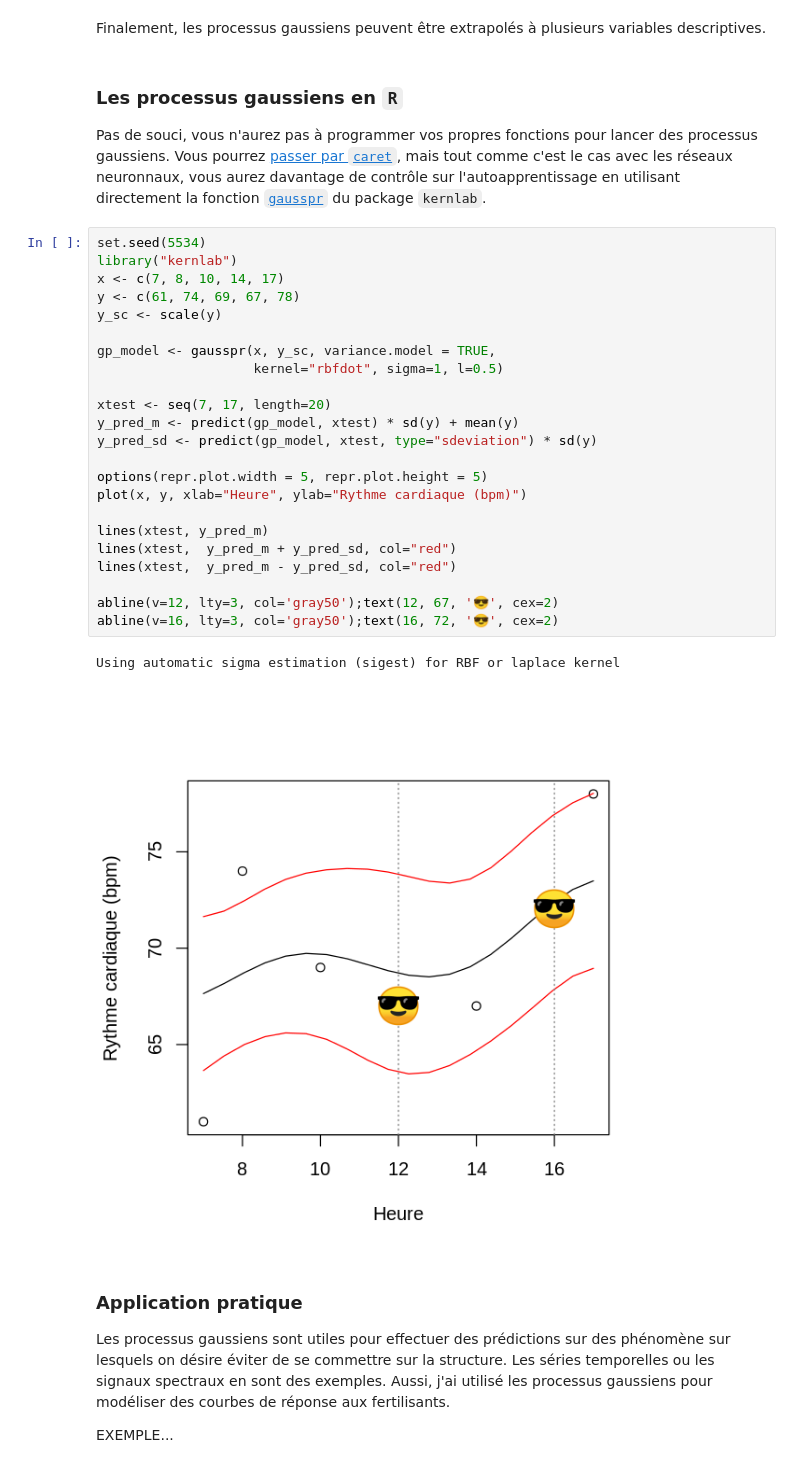
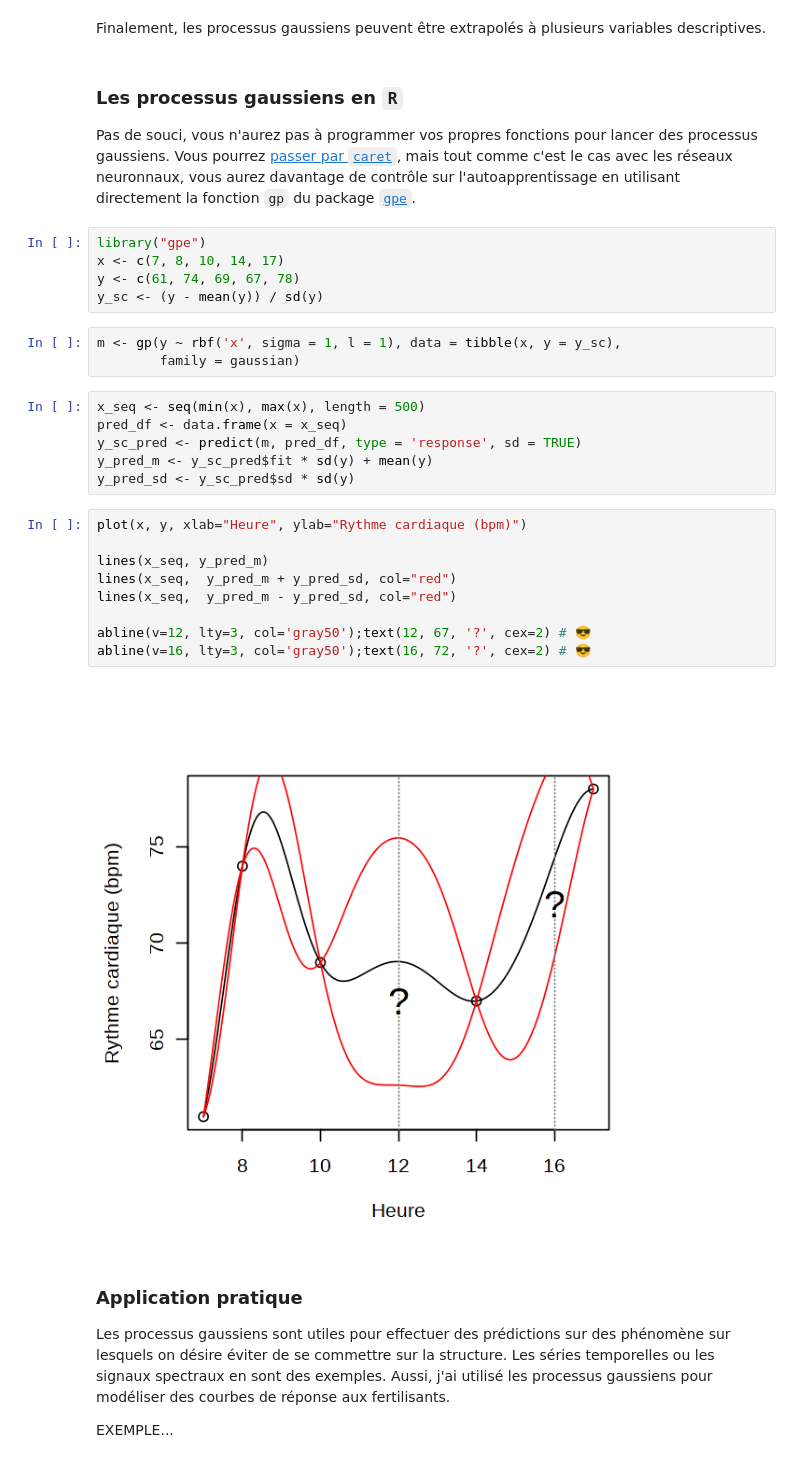
Before and after one commit to essicolo/ecologie-mathematique-R, a Jupyter notebook: 11_apprentissage-automatique/11_apprentissage_automatique.ipynb, the cells around one changed output. Cells and saved outputs as stored; diff of their text form.

Commit message:
Processus gaussiens avec gpe
avec gpe plutôt que kernlab https://github.com/goldingn/gpe

```diff
--- a/11_apprentissage-automatique/11_apprentissage_automatique.ipynb
+++ b/11_apprentissage-automatique/11_apprentissage_automatique.ipynb
@@ -580,33 +575,32 @@ Finalement, les processus gaussiens peuvent être extrapolés à plusieurs varia
 # %% [markdown]
 ### Les processus gaussiens en `R`
 
-Pas de souci, vous n'aurez pas à programmer vos propres fonctions pour lancer des processus gaussiens. Vous pourrez [passer par `caret`](https://topepo.github.io/caret/train-models-by-tag.html#gaussian-process), mais tout comme c'est le cas avec les réseaux neuronnaux, vous aurez davantage de contrôle sur l'autoapprentissage en utilisant directement la fonction [`gausspr`](https://rdrr.io/cran/kernlab/man/gausspr.html) du package `kernlab`.
+Pas de souci, vous n'aurez pas à programmer vos propres fonctions pour lancer des processus gaussiens. Vous pourrez [passer par `caret`](https://topepo.github.io/caret/train-models-by-tag.html#gaussian-process), mais tout comme c'est le cas avec les réseaux neuronnaux, vous aurez davantage de contrôle sur l'autoapprentissage en utilisant directement la fonction `gp` du package [`gpe`](https://github.com/goldingn/gpe).
+# %%
+library("gpe")
+x <- c(7, 8, 10, 14, 17)
+y <- c(61, 74, 69, 67, 78)
+y_sc <- (y - mean(y)) / sd(y)
+# %%
+m <- gp(y ~ rbf('x', sigma = 1, l = 1), data = tibble(x, y = y_sc),
+        family = gaussian)
+# %%
+x_seq <- seq(min(x), max(x), length = 500)
+pred_df <- data.frame(x = x_seq)
+y_sc_pred <- predict(m, pred_df, type = 'response', sd = TRUE)
+y_pred_m <- y_sc_pred$fit * sd(y) + mean(y)
+y_pred_sd <- y_sc_pred$sd * sd(y)
 # %%
-set.seed(5534)
-library("kernlab")
-x <- c(7, 8, 10, 14, 17)
-y <- c(61, 74, 69, 67, 78)
-y_sc <- scale(y)
-
-gp_model <- gausspr(x, y_sc, variance.model = TRUE,
-                    kernel="rbfdot", sigma=1, l=0.5)
-
-xtest <- seq(7, 17, length=20)
-y_pred_m <- predict(gp_model, xtest) * sd(y) + mean(y)
-y_pred_sd <- predict(gp_model, xtest, type="sdeviation") * sd(y)
-
-options(repr.plot.width = 5, repr.plot.height = 5)
 plot(x, y, xlab="Heure", ylab="Rythme cardiaque (bpm)")
 
-lines(xtest, y_pred_m)
-lines(xtest,  y_pred_m + y_pred_sd, col="red")
-lines(xtest,  y_pred_m - y_pred_sd, col="red")
+lines(x_seq, y_pred_m)
+lines(x_seq,  y_pred_m + y_pred_sd, col="red")
+lines(x_seq,  y_pred_m - y_pred_sd, col="red")
 
-abline(v=12, lty=3, col='gray50');text(12, 67, '😎', cex=2)
-abline(v=16, lty=3, col='gray50');text(16, 72, '😎', cex=2)
+abline(v=12, lty=3, col='gray50');text(12, 67, '?', cex=2) # 😎
+abline(v=16, lty=3, col='gray50');text(16, 72, '?', cex=2) # 😎
 # %% [output]
-Using automatic sigma estimation (sigest) for RBF or laplace kernel
-[figure, old version]
+[figure, new version]
 # %% [markdown]
 ### Application pratique
 
```
Also changed, not shown: parts of 10 cells of this notebook.
